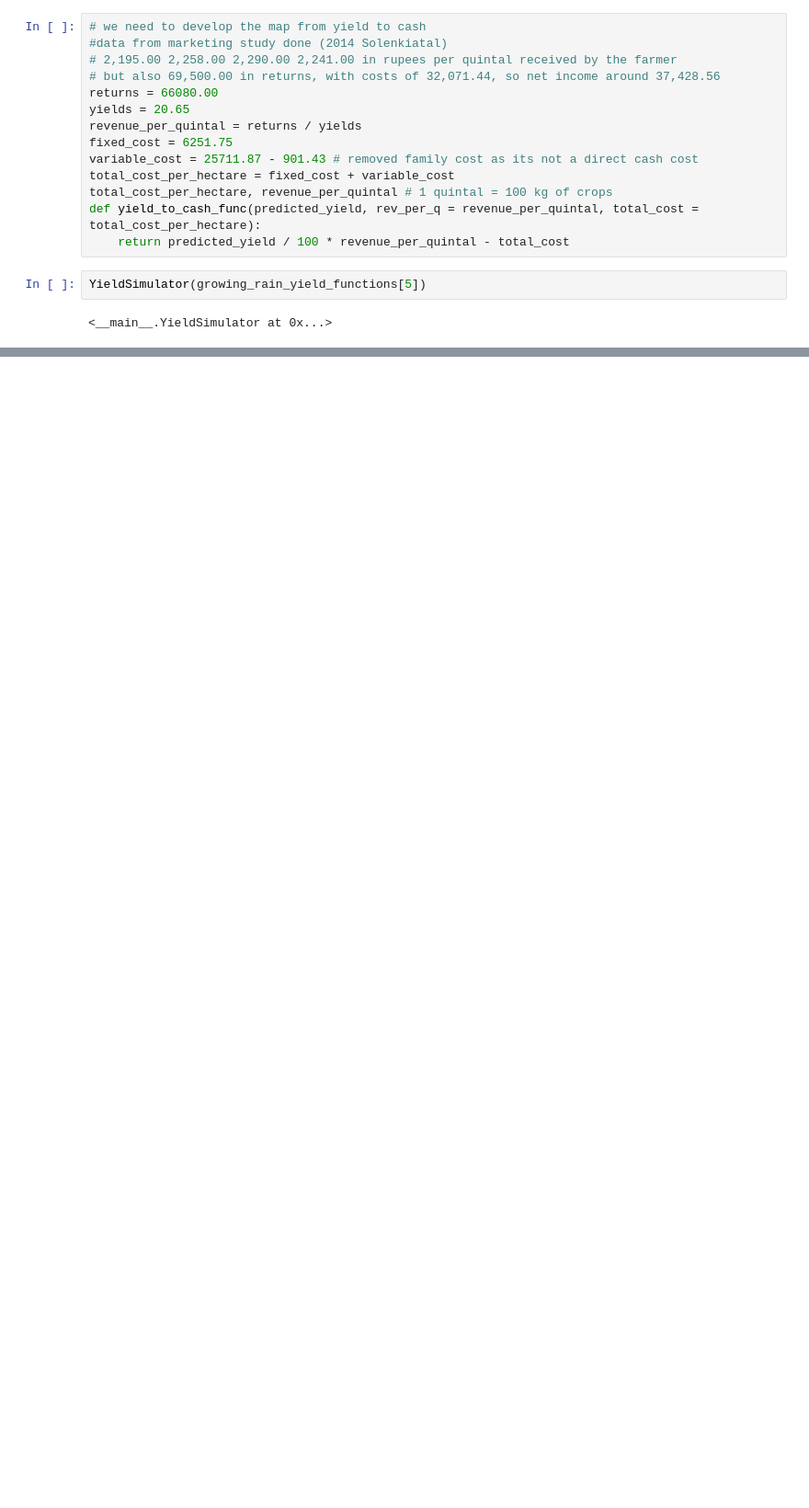
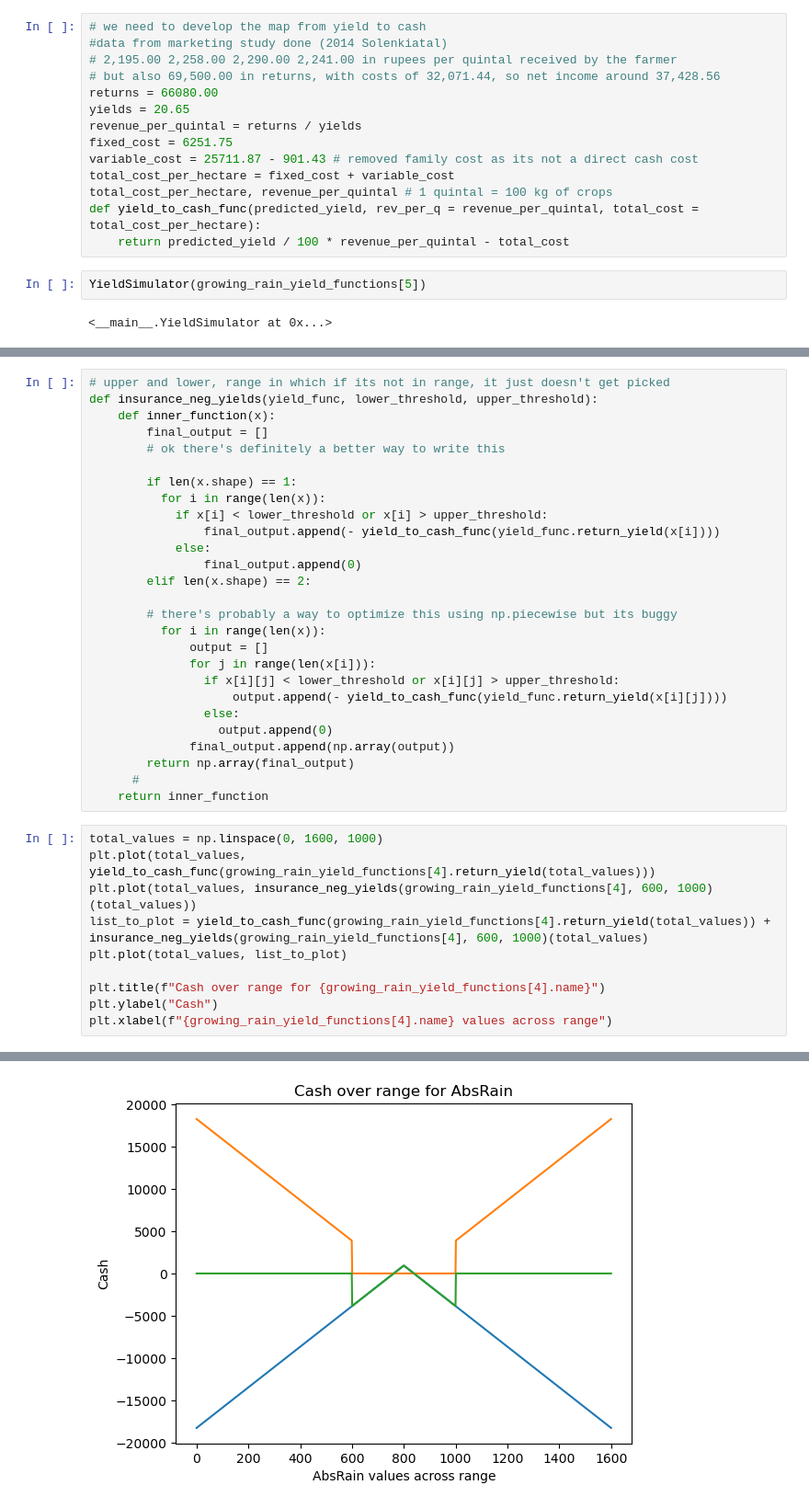
Before and after one commit to ken-neth-wang/crop-insurance, a Jupyter notebook: notebooks/yields.ipynb, the cells around one changed output, grey strips where cells are left out. Shown at 92% size. Drawn from its saved outputs; the diff is of its cells as text; blank space fills up the shorter version.

Commit message:
pushing updates from meeting + finished coding up the big simulator with variability and threshold level toggles

```diff
--- a/notebooks/yields.ipynb
+++ b/notebooks/yields.ipynb
@@ -494,0 +495,38 @@ print(np.mean(np.mean(sim_out[4], axis = 1))) #with policy
+# %%
+# upper and lower, range in which if its not in range, it just doesn't get picked
+def insurance_neg_yields(yield_func, lower_threshold, upper_threshold):
+    def inner_function(x):
+        final_output = []
+        # ok there's definitely a better way to write this
+
+        if len(x.shape) == 1:
+          for i in range(len(x)):
+            if x[i] < lower_threshold or x[i] > upper_threshold:
+                final_output.append(- yield_to_cash_func(yield_func.return_yield(x[i])))
+            else:
+                final_output.append(0)
+        elif len(x.shape) == 2:
+
+        # there's probably a way to optimize this using np.piecewise but its buggy
+          for i in range(len(x)):
+              output = []
+              for j in range(len(x[i])):
+                if x[i][j] < lower_threshold or x[i][j] > upper_threshold:
+                    output.append(- yield_to_cash_func(yield_func.return_yield(x[i][j])))
+                else:
+                  output.append(0)
+              final_output.append(np.array(output))
+        return np.array(final_output)
+      #
+    return inner_function
+# %%
+total_values = np.linspace(0, 1600, 1000)
+plt.plot(total_values, yield_to_cash_func(growing_rain_yield_functions[4].return_yield(total_values)))
+plt.plot(total_values, insurance_neg_yields(growing_rain_yield_functions[4], 600, 1000)(total_values))
+list_to_plot = yield_to_cash_func(growing_rain_yield_functions[4].return_yield(total_values)) + insurance_neg_yields(growing_rain_yield_functions[4], 600, 1000)(total_values)
+plt.plot(total_values, list_to_plot)
+
+plt.title(f"Cash over range for {growing_rain_yield_functions[4].name}")
+plt.ylabel("Cash")
+plt.xlabel(f"{growing_rain_yield_functions[4].name} values across range")
+# %% [output]
@@ -494,0 +534 @@ print(np.mean(np.mean(sim_out[4], axis = 1))) #with policy
+[figure, added]
```
Also changed, not shown: parts of 19 cells of this notebook, 1 other file.
